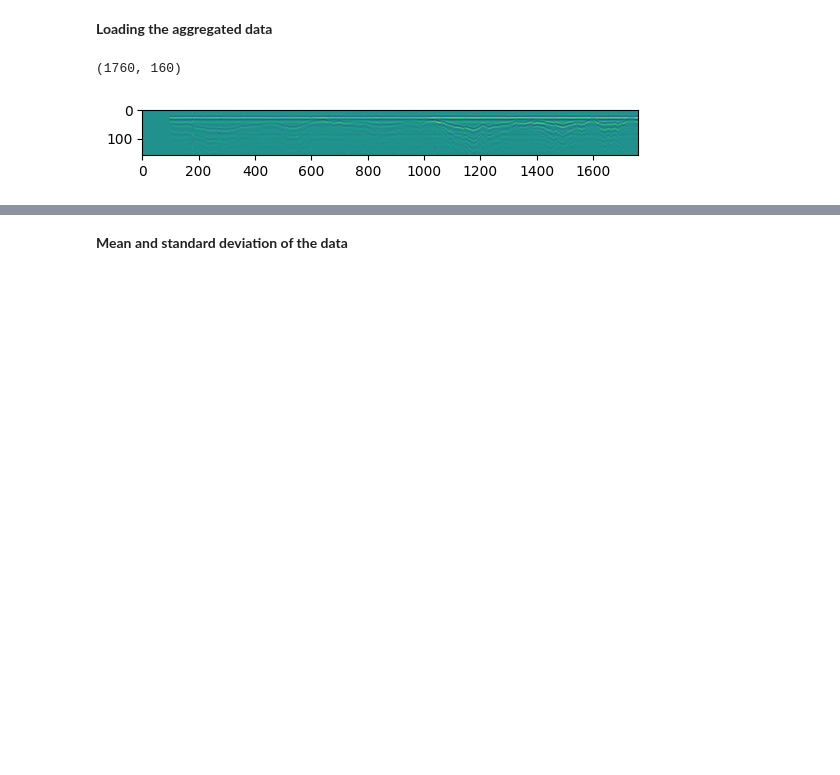
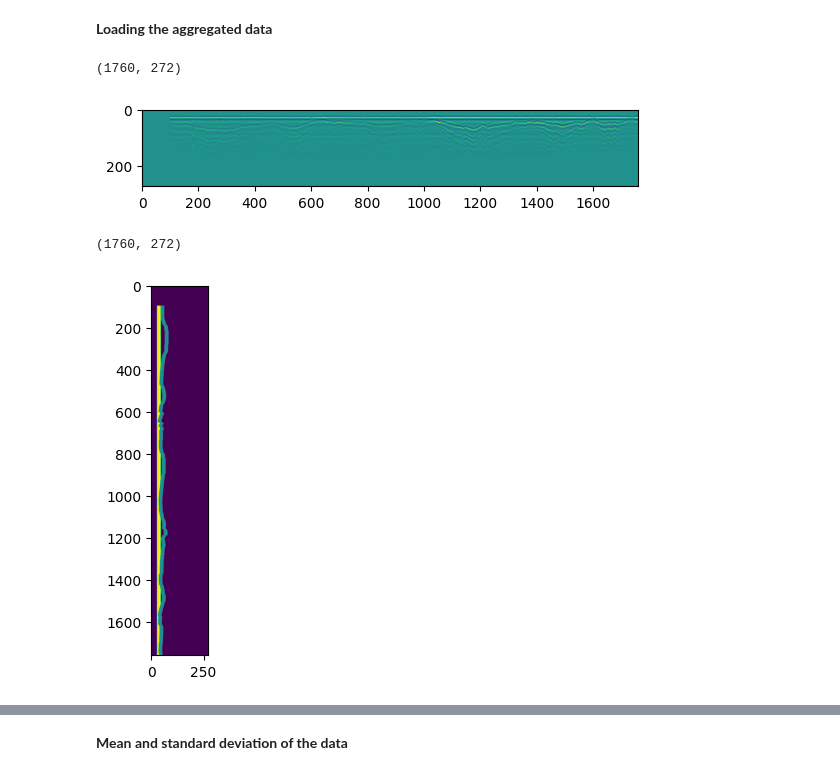
Before and after one commit to mathis-wauquiez/EchoCemDataChallenge, a Jupyter notebook: notebooks/data_loading.ipynb, the cells around one changed output, grey strips where cells are left out. Saved outputs shown, nothing was run; the diff lists cells and outputs as text; code cells hidden in the pictures; blank space fills up the shorter version.

```diff
--- a/notebooks/data_loading.ipynb
+++ b/notebooks/data_loading.ipynb
@@ -153,9 +180,16 @@ Processing well 6 section 9
 # %%
 # try to load the data
 data = np.load(data_save_path / "images/4_5.npy")
 print(data.shape)
 plt.imshow(data.T)
 plt.show()
+
+data = np.load(data_save_path / "annotations/4_5.npy")
+print(data.shape)
+plt.imshow(data)
+plt.show()
 # %% [output]
-(1760, 160)
+(1760, 272)
-[figure, old version]
+[figure, new version]
+(1760, 272)
+[figure, added]
```
Also changed, not shown: parts of 11 cells of this notebook, 1 other file.
